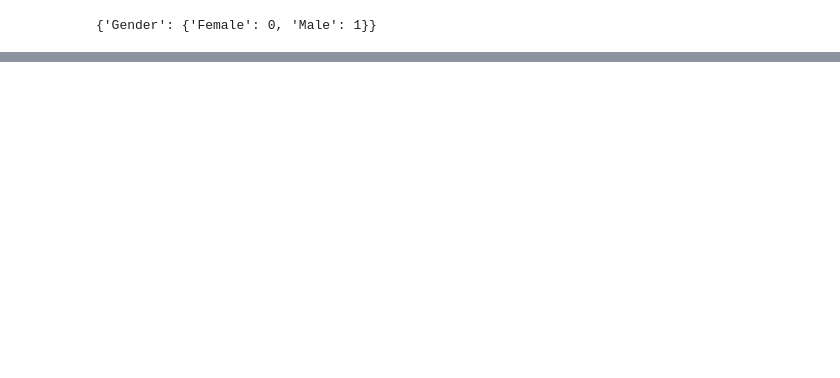
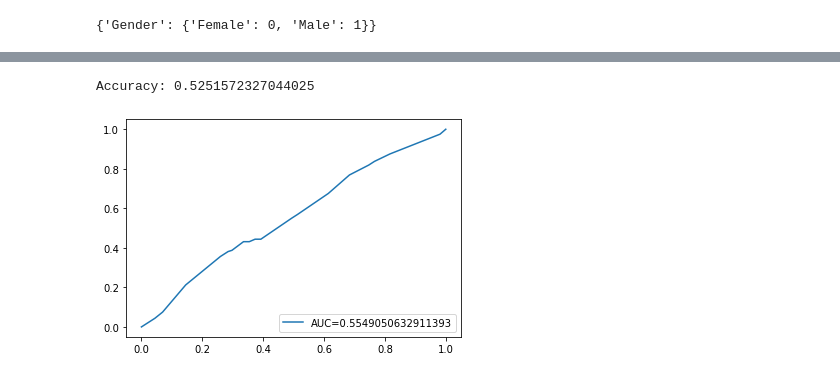
Before and after one commit to makpevwei/attendance_prediction, a Jupyter notebook: Competition.ipynb, the cells around one changed output, grey strips where cells are left out. Saved outputs shown, nothing was run; the diff lists cells and outputs as text; code cells hidden in the pictures; blank space fills up the shorter version.

```diff
--- a/Competition.ipynb
+++ b/Competition.ipynb
@@ -229,0 +192,12 @@ Index(['Gender', 'Weather Condition', 'Service Day', 'Service Time',
+# %%
+X = df[['S/N', 'Member ID', 'Group ID', 'Church ID', 'PCF ID', 'Cell ID',
+       'Department ID', 'First Name', 'Middle Name', 'Last Name', 'Gender',
+       'Mobile 1', 'Mobile 2', 'Email', 'Profession', 'Address', 'Location',
+       'Entry Date', 'Weather Condition', 'Service Date', 'Service Day',
+       'Service Type', 'Service Time', 'Public Holiday', 'SMS Notification',
+       'Email Notification', 'SMS Reminder', 'Email Reminder',
+       'Free Transportation', 'External Speaker', 'Church Venue',
+       'Outreach Program', 'Celebration', 'Love Feast']]
+y = df["Attendance"]
+
+X.columns
@@ -238,2 +317,18 @@ y_pred = model.predict_proba(X_test)[:, 1]
+# %%
+print("Accuracy:",accuracy_score(y_test, y_pred))
+# %% [output]
+Accuracy: 0.5251572327044025
+# %%
+#define metrics
+y_pred_proba = lr.predict_proba(X_test_data)[:,1]
+fpr, tpr, _ = roc_curve(y_test,  y_pred_proba)
+auc = roc_auc_score(y_test, y_pred_proba)
+
+#create ROC curve
+plt.plot(fpr,tpr,label="AUC="+str(auc))
+plt.legend(loc=4)
+plt.show()
+# %% [output]
+[figure, added]
 # %%
 pickle.dump(model, open('model.pkl','wb'))
```
Also changed, not shown: parts of 36 cells of this notebook, 1 other file.
